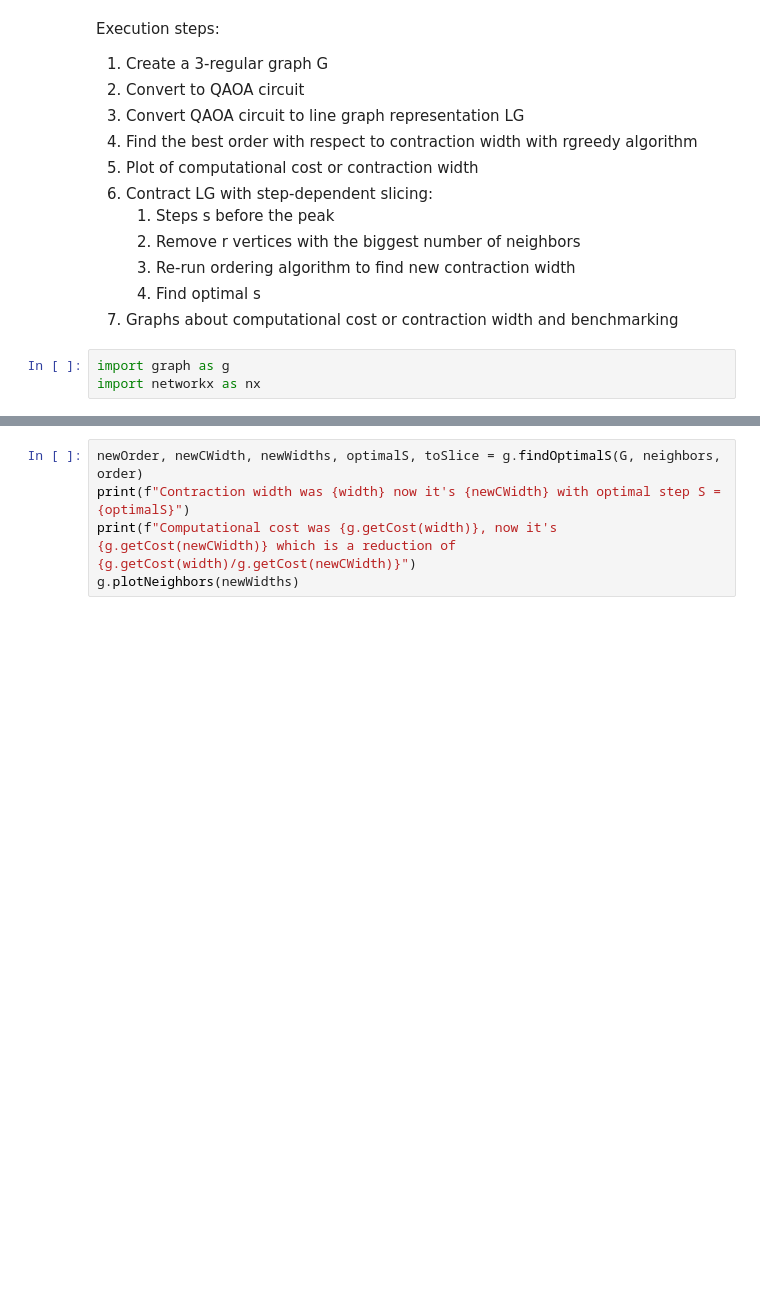
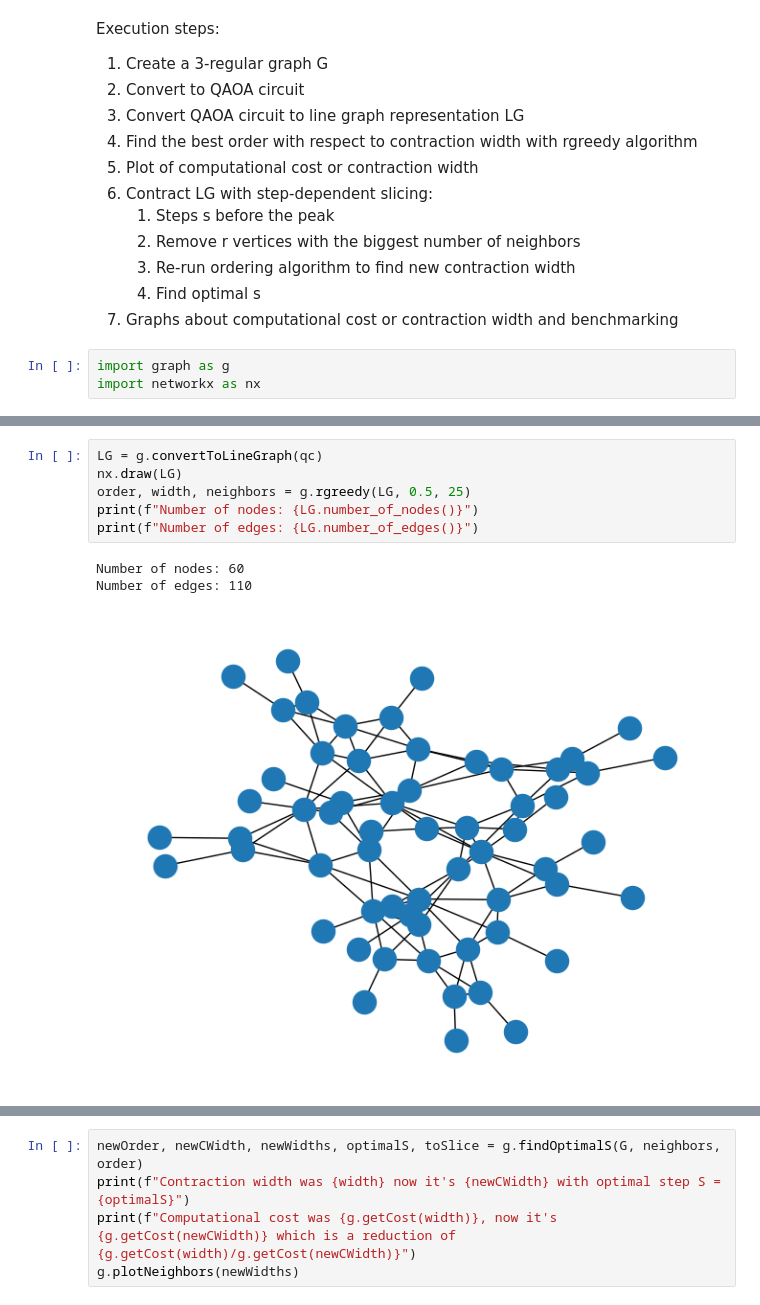
Before and after one commit to richardm1234/stepDependentSlicing_AQC, a Jupyter notebook: demo.ipynb, the cells around one changed output, grey strips where cells are left out. Drawn from its saved outputs; the diff is of its cells as text; blank space fills up the shorter version.

```diff
--- a/demo.ipynb
+++ b/demo.ipynb
@@ -35,0 +53,10 @@ g.plotNeighbors(neighbors)
+# %%
+LG = g.convertToLineGraph(qc)
+nx.draw(LG)
+order, width, neighbors = g.rgreedy(LG, 0.5, 25)
+print(f"Number of nodes: {LG.number_of_nodes()}")
+print(f"Number of edges: {LG.number_of_edges()}")
+# %% [output]
+Number of nodes: 60
+Number of edges: 110
+[figure, added]
```
Also changed, not shown: parts of 7 cells of this notebook, 1 other file.
